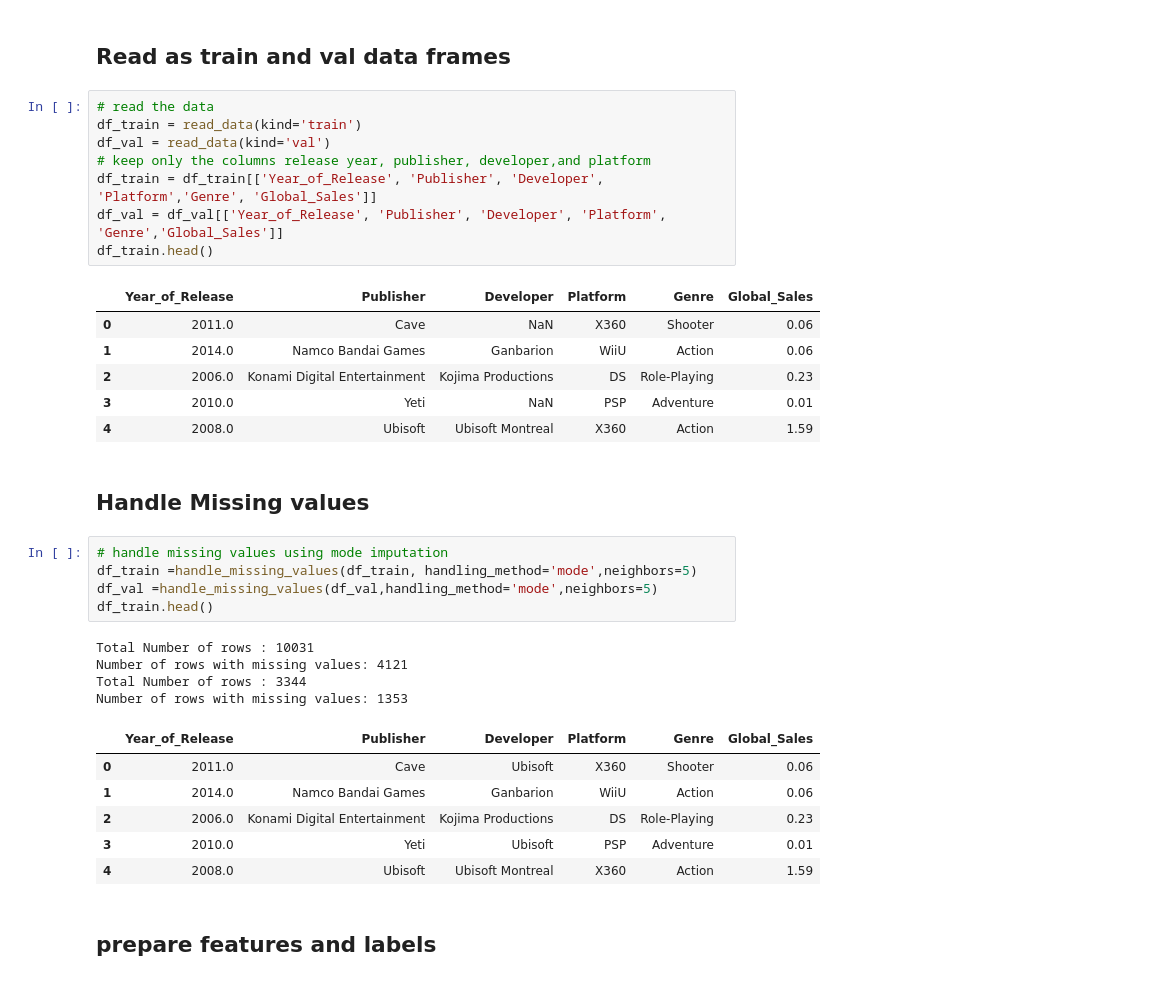
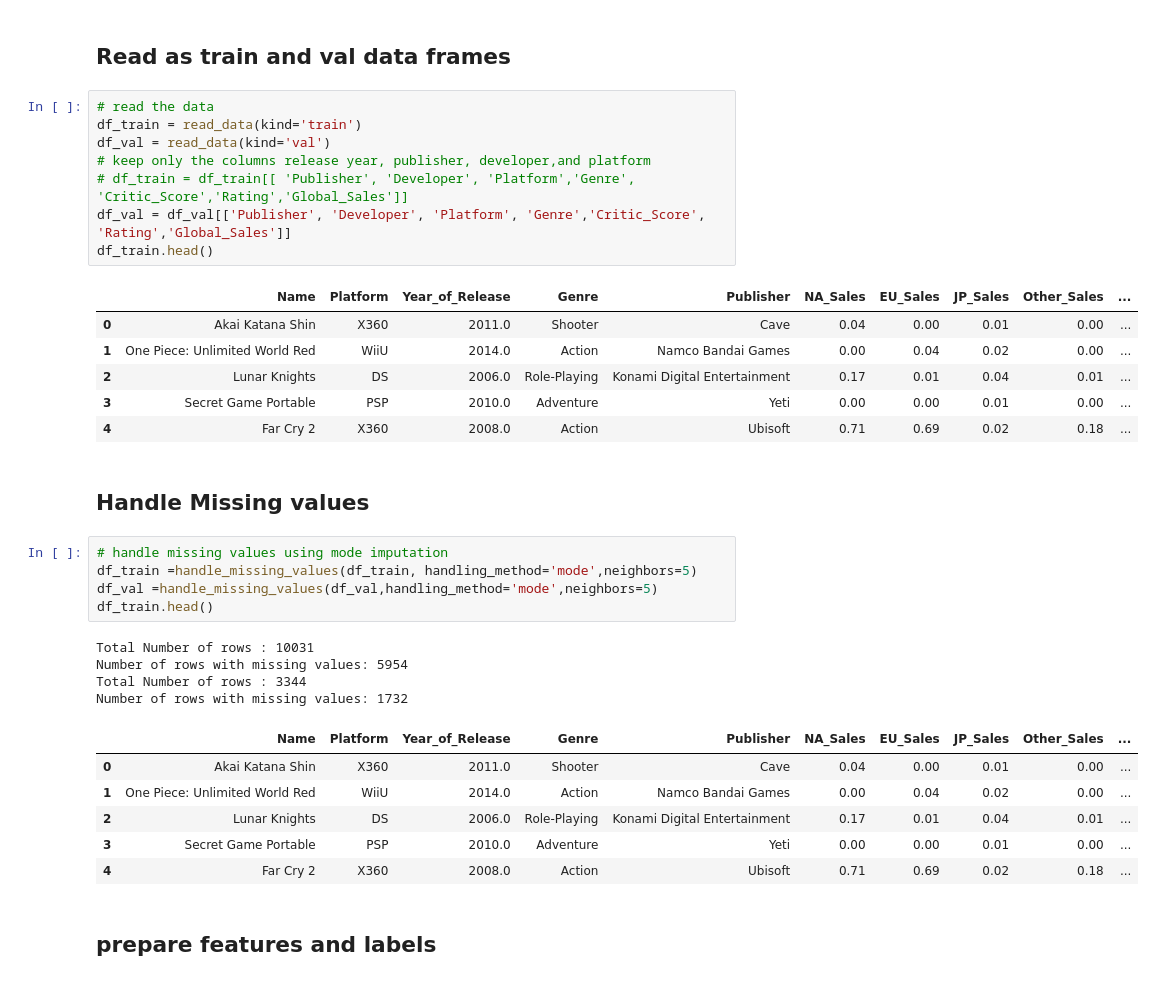
Before and after one commit to GhiathAjam/Analysis-of-Video-Games-Sales, a Jupyter notebook: Analysis/PredictiveQuestions/Q1.ipynb, the cells around one changed output. Saved outputs shown, nothing was run; the diff lists cells and outputs as text.

Commit message:
new score

```diff
--- a/Analysis/PredictiveQuestions/Q1.ipynb
+++ b/Analysis/PredictiveQuestions/Q1.ipynb
@@ -59,18 +85,18 @@ df.groupby('Developer')['Global_Sales'].sum().sort_values(ascending=False).head(
 # %%
 # read the data
 df_train = read_data(kind='train')
 df_val = read_data(kind='val')
 # keep only the columns release year, publisher, developer,and platform
-df_train = df_train[['Year_of_Release', 'Publisher', 'Developer', 'Platform','Genre', 'Global_Sales']]
-df_val = df_val[['Year_of_Release', 'Publisher', 'Developer', 'Platform', 'Genre','Global_Sales']]
+# df_train = df_train[[ 'Publisher', 'Developer', 'Platform','Genre', 'Critic_Score','Rating','Global_Sales']]
+df_val = df_val[['Publisher', 'Developer', 'Platform', 'Genre','Critic_Score', 'Rating','Global_Sales']]
 df_train.head()
 # %% [output]
-|  | Year_of_Release | Publisher | Developer | Platform | Genre | Global_Sales |
-| 0 | 2011.0 | Cave | NaN | X360 | Shooter | 0.06 |
-| 1 | 2014.0 | Namco Bandai Games | Ganbarion | WiiU | Action | 0.06 |
-| 2 | 2006.0 | Konami Digital Entertainment | Kojima Productions | DS | Role-Playing | 0.23 |
-| 3 | 2010.0 | Yeti | NaN | PSP | Adventure | 0.01 |
-| 4 | 2008.0 | Ubisoft | Ubisoft Montreal | X360 | Action | 1.59 |
+|  | Name | Platform | Year_of_Release | Genre | Publisher | NA_Sales | EU_Sales | JP_Sales | Other_Sales | ... |
+| 0 | Akai Katana Shin | X360 | 2011.0 | Shooter | Cave | 0.04 | 0.00 | 0.01 | 0.00 | ... |
+| 1 | One Piece: Unlimited World Red | WiiU | 2014.0 | Action | Namco Bandai Games | 0.00 | 0.04 | 0.02 | 0.00 | ... |
+| 2 | Lunar Knights | DS | 2006.0 | Role-Playing | Konami Digital Entertainment | 0.17 | 0.01 | 0.04 | 0.01 | ... |
+| 3 | Secret Game Portable | PSP | 2010.0 | Adventure | Yeti | 0.00 | 0.00 | 0.01 | 0.00 | ... |
+| 4 | Far Cry 2 | X360 | 2008.0 | Action | Ubisoft | 0.71 | 0.69 | 0.02 | 0.18 | ... |
 # %% [markdown]
 ## Handle Missing values
 # %%
@@ -80,15 +106,15 @@ df_val =handle_missing_values(df_val,handling_method='mode',neighbors=5)
 df_train.head()
 # %% [output]
 Total Number of rows : 10031
-Number of rows with missing values: 4121
+Number of rows with missing values: 5954
 Total Number of rows : 3344
-Number of rows with missing values: 1353
+Number of rows with missing values: 1732
-|  | Year_of_Release | Publisher | Developer | Platform | Genre | Global_Sales |
-| 0 | 2011.0 | Cave | Ubisoft | X360 | Shooter | 0.06 |
-| 1 | 2014.0 | Namco Bandai Games | Ganbarion | WiiU | Action | 0.06 |
-| 2 | 2006.0 | Konami Digital Entertainment | Kojima Productions | DS | Role-Playing | 0.23 |
-| 3 | 2010.0 | Yeti | Ubisoft | PSP | Adventure | 0.01 |
-| 4 | 2008.0 | Ubisoft | Ubisoft Montreal | X360 | Action | 1.59 |
+|  | Name | Platform | Year_of_Release | Genre | Publisher | NA_Sales | EU_Sales | JP_Sales | Other_Sales | ... |
+| 0 | Akai Katana Shin | X360 | 2011.0 | Shooter | Cave | 0.04 | 0.00 | 0.01 | 0.00 | ... |
+| 1 | One Piece: Unlimited World Red | WiiU | 2014.0 | Action | Namco Bandai Games | 0.00 | 0.04 | 0.02 | 0.00 | ... |
+| 2 | Lunar Knights | DS | 2006.0 | Role-Playing | Konami Digital Entertainment | 0.17 | 0.01 | 0.04 | 0.01 | ... |
+| 3 | Secret Game Portable | PSP | 2010.0 | Adventure | Yeti | 0.00 | 0.00 | 0.01 | 0.00 | ... |
+| 4 | Far Cry 2 | X360 | 2008.0 | Action | Ubisoft | 0.71 | 0.69 | 0.02 | 0.18 | ... |
 # %% [markdown]
 ## prepare features and labels
 # %%
```
Also changed, not shown: parts of 21 cells of this notebook.
